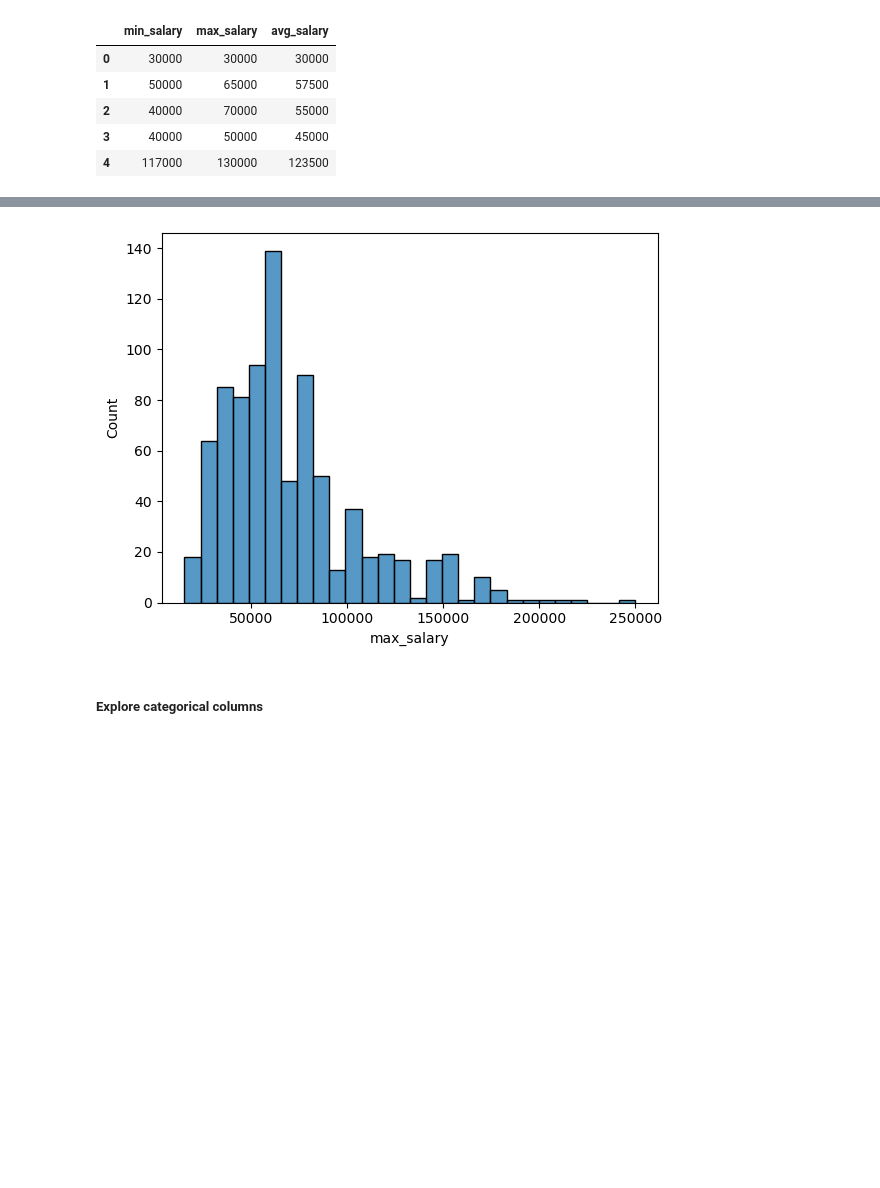
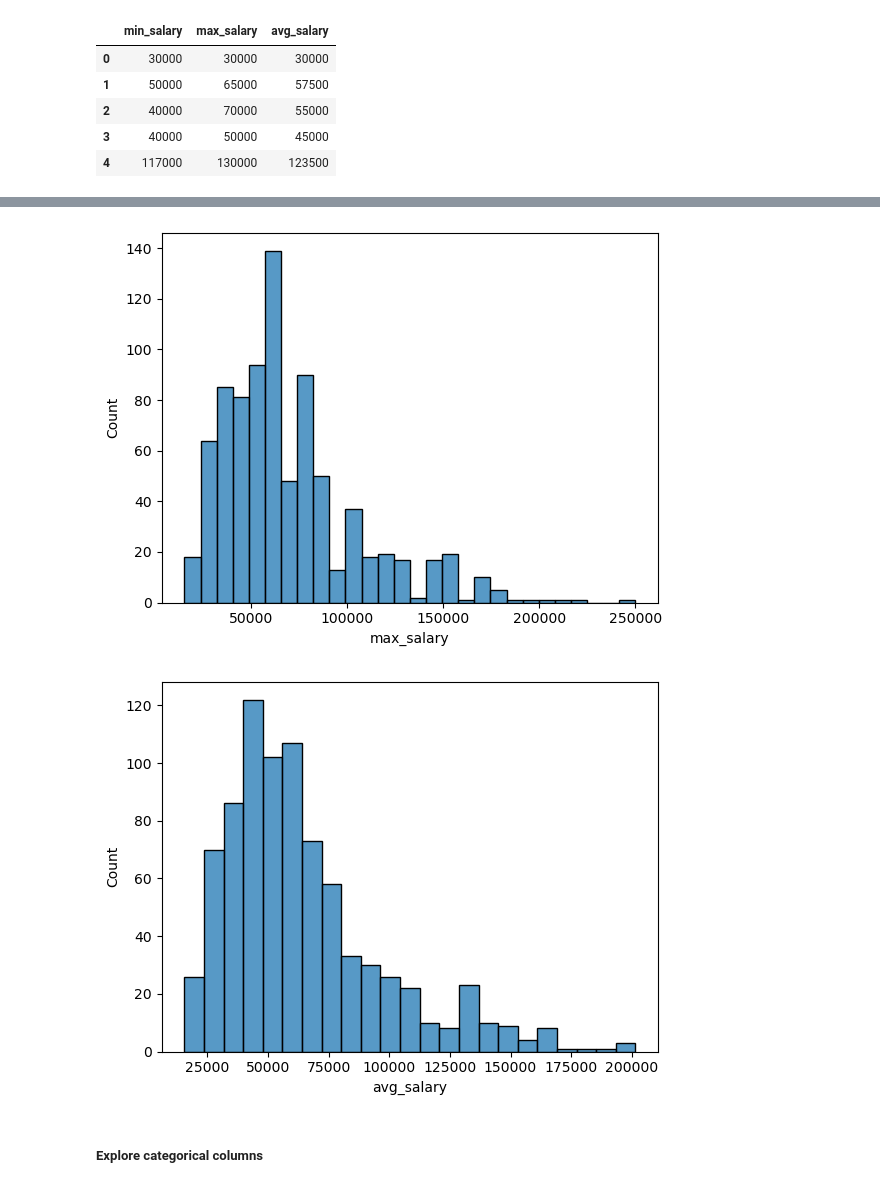
Before and after one commit to mms-mirza/Project_Capstone, a Jupyter notebook: capstone_eda.ipynb, the cells around one changed output, grey strips where cells are left out. Saved outputs shown, nothing was run; the diff lists cells and outputs as text; code cells hidden in the pictures; blank space fills up the shorter version.

```diff
--- a/capstone_eda.ipynb
+++ b/capstone_eda.ipynb
@@ -112,12 +137,13 @@ df_con.head()
 | 4 | 117000 | 130000 | 123500 |
 # %%
 # create a histplot for all numerical columns
-for column in df_con.columns[:-1]:
+for column in df_con:
     sns.histplot(data=df, x=column)
     plt.show()
 # %% [output]
 [figure]
 [figure]
+[figure, added]
 # %% [markdown]
 ##### Explore categorical columns
 # %%
```
Also changed, not shown: parts of 6 cells of this notebook, 1 other file.
